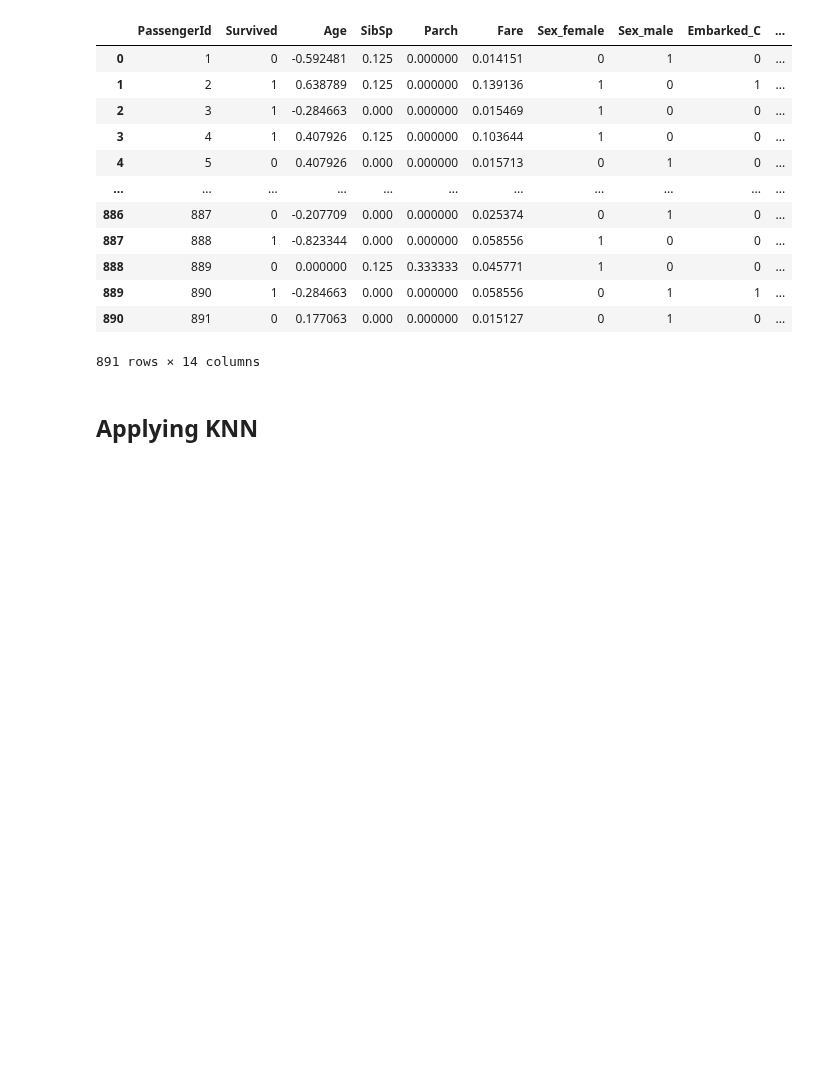
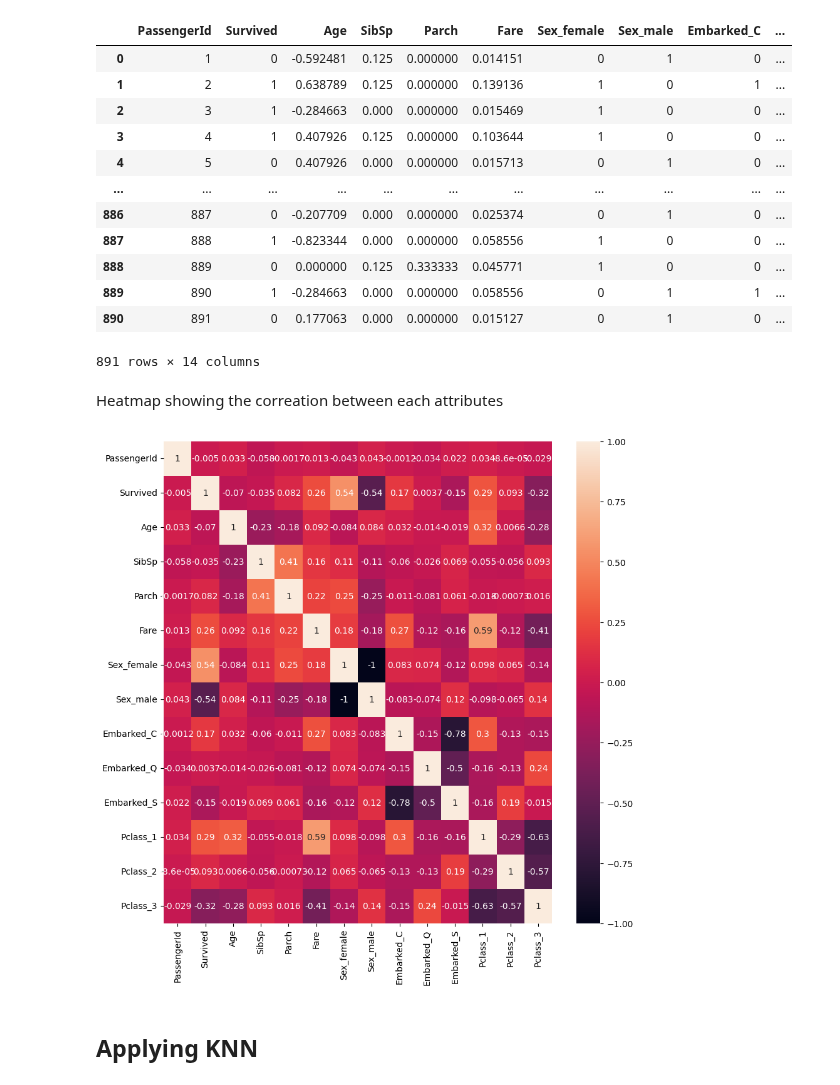
Before and after one commit to aditya-chaud/CodSoft, a Jupyter notebook: Task1/Titanic Survival Prediction.ipynb, the cells around one changed output. Cells and saved outputs as stored; diff of their text form; code cells hidden in the pictures; blank space fills up the shorter version.

```diff
--- a/Task1/Titanic Survival Prediction.ipynb
+++ b/Task1/Titanic Survival Prediction.ipynb
@@ -258,6 +254,16 @@ df1
 | 889 | 890 | 1 | -0.284663 | 0.000 | 0.000000 | 0.058556 | 0 | 1 | 1 | ... |
 | 890 | 891 | 0 | 0.177063 | 0.000 | 0.000000 | 0.015127 | 0 | 1 | 0 | ... |
 891 rows × 14 columns
+# %% [markdown]
+Heatmap showing the correation between each attributes
+# %%
+import seaborn as sns
+cor = df1.corr()
+top_corr_features = cor.index
+plt.figure(figsize=(10,10))
+sns=sns.heatmap(df1[top_corr_features].corr(), annot=True)
+# %% [output]
+[figure, added]
 # %% [markdown]
 ## Applying KNN
 # %%
```
Also changed, not shown: parts of 19 cells of this notebook.
